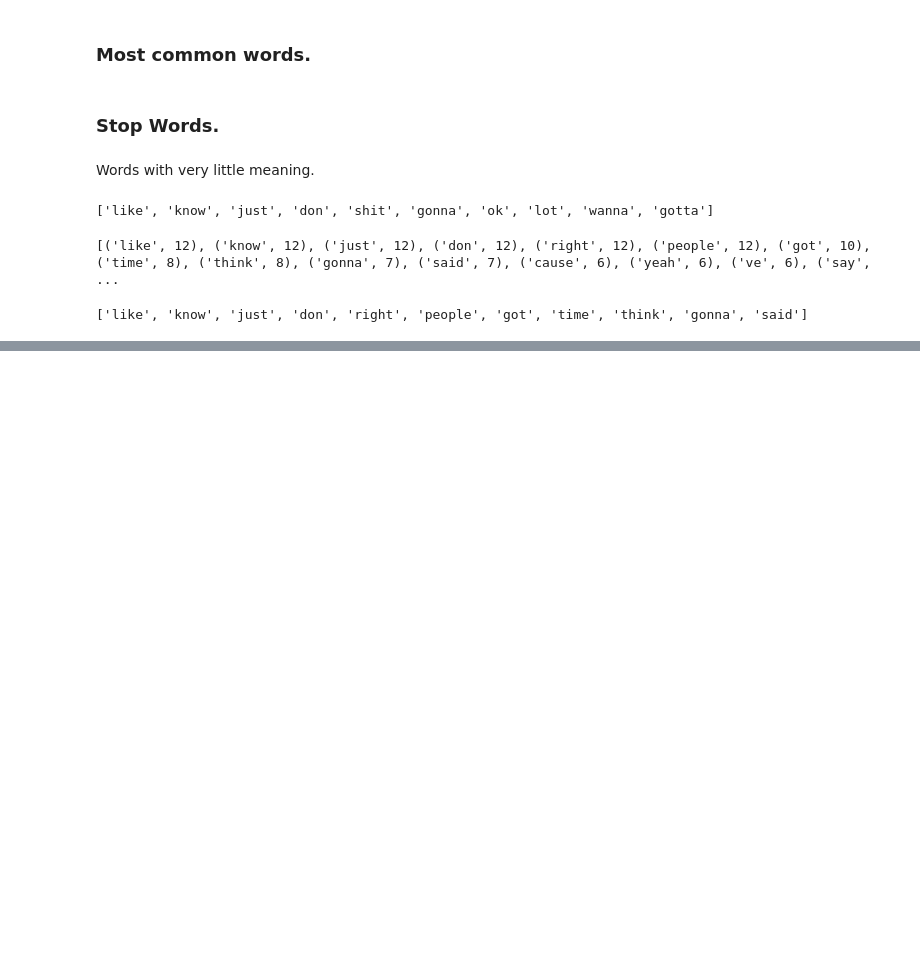
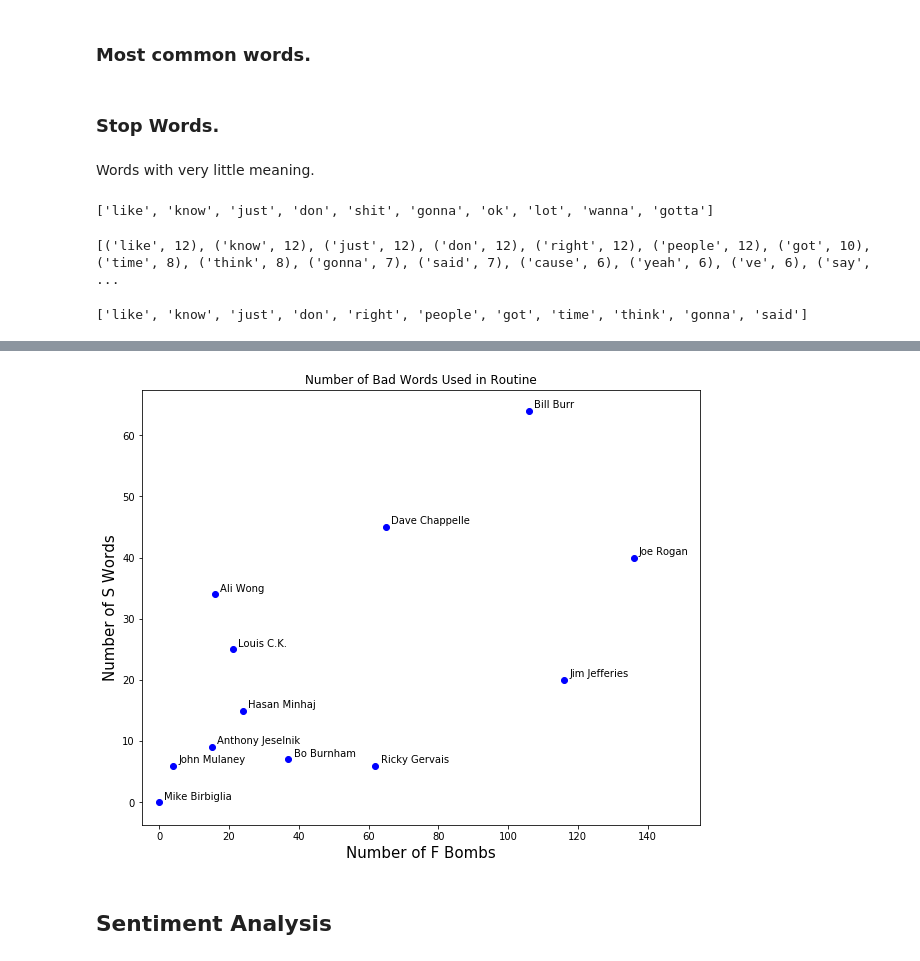
Before and after one commit to borcoferpa92/NLP-BS, a Jupyter notebook: NLP-BS.ipynb, the cells around one changed output, grey strips where cells are left out. Drawn from its saved outputs; the diff is of its cells as text; code cells hidden in the pictures; blank space fills up the shorter version.

```diff
--- a/NLP-BS.ipynb
+++ b/NLP-BS.ipynb
@@ -257,0 +298,18 @@ dataStop.to_pickle('dtmStop.pkl')
+# %%
+# find a number of unique words each comedian uses.
+
+# identifying non-zero items in the doc-term matrix, meaning
+# that the word is said at least once.
+
+uniqueList = []
+
+for comedian in df.columns:
+    uniques = df[comedian].to_numpy().nonzero()[0].size
+    uniqueList.append(uniques)
+
+# create a new df with these unique words.
+
+dataWords = pd.DataFrame(list(zip(fullNames, uniqueList)),
+                         columns = ['comedian', 'unique_words'])
+dataUniqueSort = dataWords.sort_values(by = 'unique_words')
+dataUniqueSort
@@ -257,0 +391,5 @@ dataStop.to_pickle('dtmStop.pkl')
+# %%
+dataBadWords = df.transpose()[['fucking', 'fuck', 'shit']]
+dataProf = pd.concat([dataBadWords.fucking + dataBadWords.fuck, dataBadWords.shit], axis = 1)
+dataProf.columns = ['f_word', 's_word']
+dataProf
@@ -257,0 +410,21 @@ dataStop.to_pickle('dtmStop.pkl')
+# %%
+# plotting the amount of f words by comedian.
+
+plt.rcParams['figure.figsize'] = [10, 8]
+
+for i, comedian in enumerate(dataProf.index):
+    x = dataProf.f_word.loc[comedian]
+    y = dataProf.s_word.loc[comedian]
+    plt.scatter(x, y, color = 'blue')
+    plt.text(x + 1.5,  y + 0.5, fullNames[i], fontsize = 10)
+    plt.xlim(-5, 155)
+
+plt.title('Number of Bad Words Used in Routine')
+plt.xlabel('Number of F Bombs', fontsize = 15)
+plt.ylabel('Number of S Words', fontsize = 15)
+
+plt.show();
+# %% [output]
+[figure, added]
+# %% [markdown]
+## Sentiment Analysis
```
Also changed, not shown: parts of 11 cells of this notebook.
